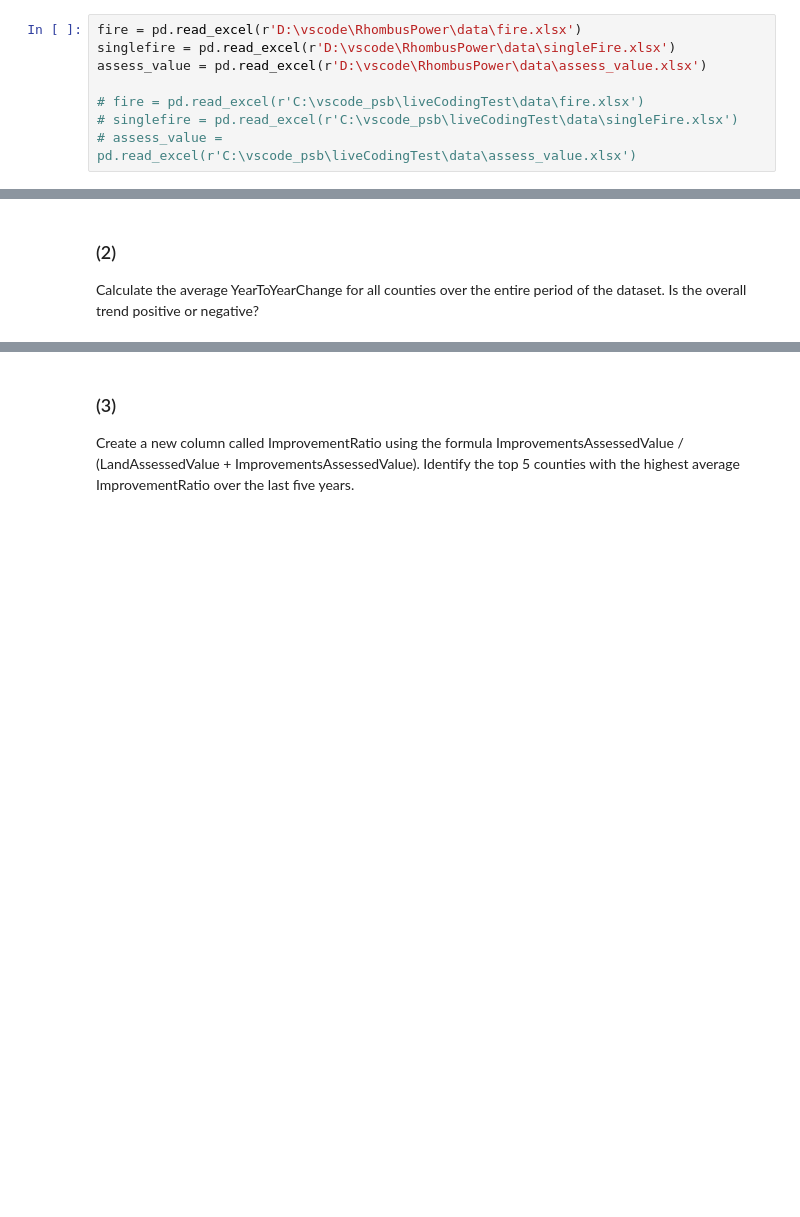
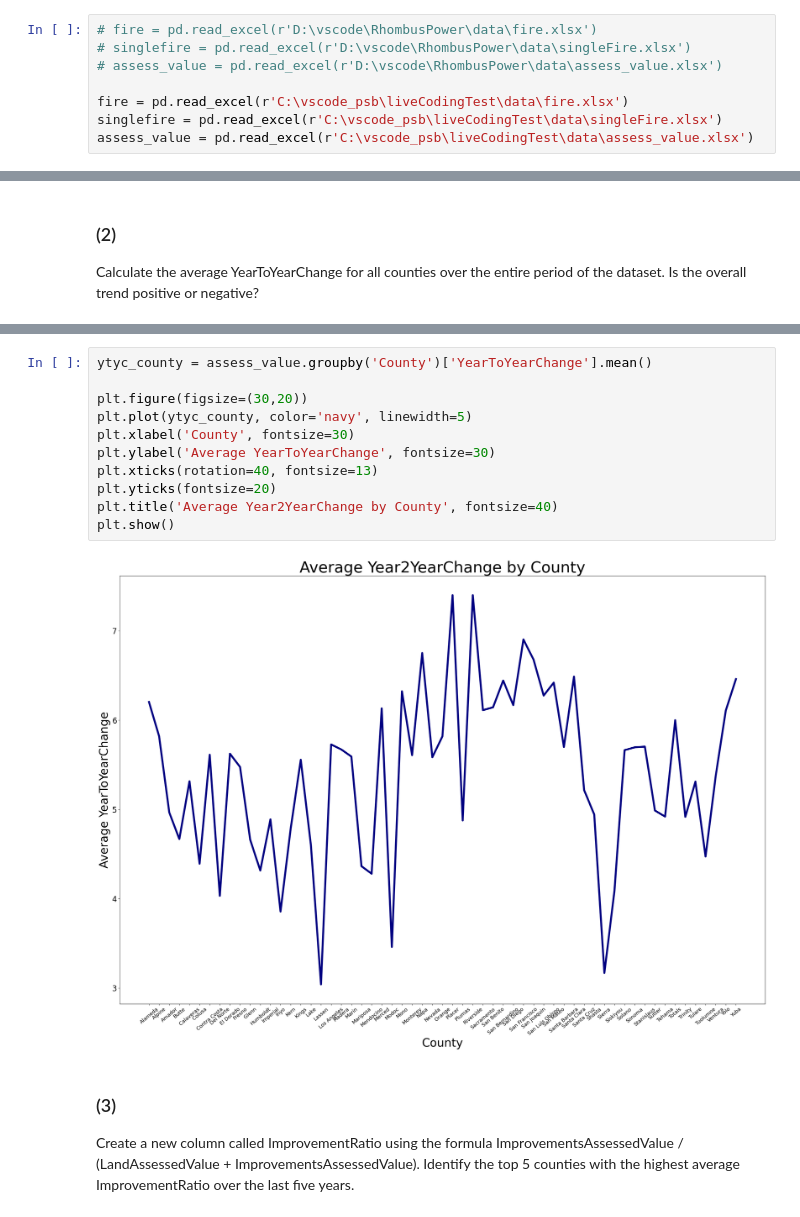
Before and after one commit to eagles0924/liveCodingTest, a Jupyter notebook: 250920_interview/1.ipynb, the cells around one changed output, grey strips where cells are left out. Saved outputs shown, nothing was run; the diff lists cells and outputs as text; blank space fills up the shorter version.

```diff
--- a/250920_interview/1.ipynb
+++ b/250920_interview/1.ipynb
@@ -5,13 +6,13 @@ from datetime import datetime
 # %% [markdown]
 ## 1. data load
 # %%
-fire = pd.read_excel(r'D:\vscode\RhombusPower\data\fire.xlsx')
-singlefire = pd.read_excel(r'D:\vscode\RhombusPower\data\singleFire.xlsx')
-assess_value = pd.read_excel(r'D:\vscode\RhombusPower\data\assess_value.xlsx')
+# fire = pd.read_excel(r'D:\vscode\RhombusPower\data\fire.xlsx')
+# singlefire = pd.read_excel(r'D:\vscode\RhombusPower\data\singleFire.xlsx')
+# assess_value = pd.read_excel(r'D:\vscode\RhombusPower\data\assess_value.xlsx')
 
-# fire = pd.read_excel(r'C:\vscode_psb\liveCodingTest\data\fire.xlsx')
-# singlefire = pd.read_excel(r'C:\vscode_psb\liveCodingTest\data\singleFire.xlsx')
-# assess_value = pd.read_excel(r'C:\vscode_psb\liveCodingTest\data\assess_value.xlsx')
+fire = pd.read_excel(r'C:\vscode_psb\liveCodingTest\data\fire.xlsx')
+singlefire = pd.read_excel(r'C:\vscode_psb\liveCodingTest\data\singleFire.xlsx')
+assess_value = pd.read_excel(r'C:\vscode_psb\liveCodingTest\data\assess_value.xlsx')
 # %% [markdown]
 ## 2. data preprocesing
 # %% [markdown]
@@ -173,3 +165,16 @@ Calculate the average YearToYearChange for all counties over the entire period o
+# %%
+ytyc_county = assess_value.groupby('County')['YearToYearChange'].mean()
+
+plt.figure(figsize=(30,20))
+plt.plot(ytyc_county, color='navy', linewidth=5)
+plt.xlabel('County', fontsize=30)
+plt.ylabel('Average YearToYearChange', fontsize=30)
+plt.xticks(rotation=40, fontsize=13)
+plt.yticks(fontsize=20)
+plt.title('Average Year2YearChange by County', fontsize=40)
+plt.show()
+# %% [output]
+[figure, added]
 # %% [markdown]
 ### (3)
 Create a new column called ImprovementRatio using the formula ImprovementsAssessedValue / (LandAssessedValue + ImprovementsAssessedValue). Identify the top 5 counties with the highest average ImprovementRatio over the last five years.
```
Also changed, not shown: parts of 27 cells of this notebook, 1 other file.
